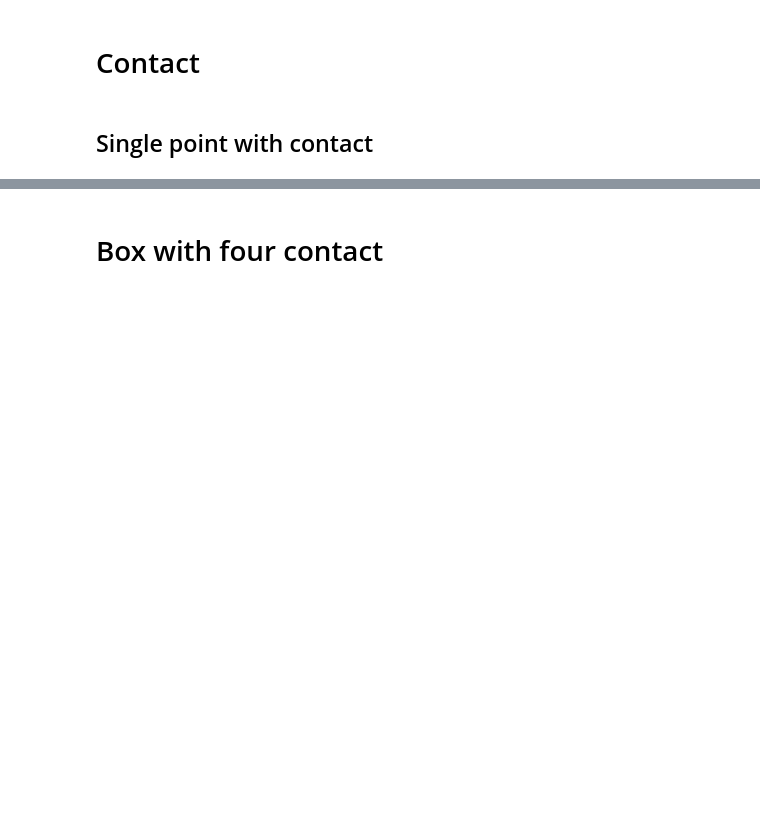
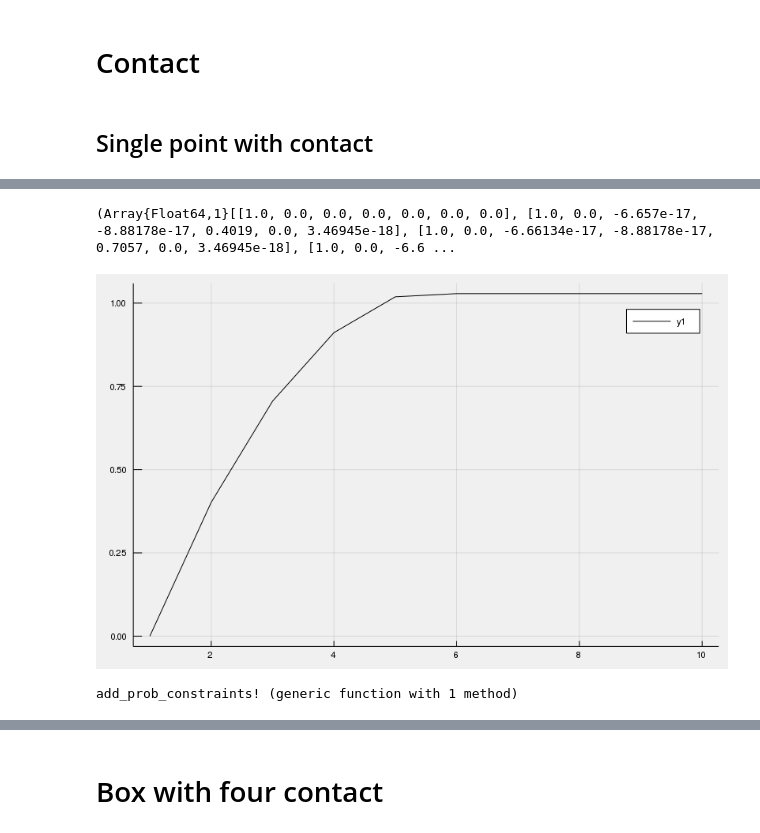
Before and after one commit to blandry/Bilevel.jl, a Jupyter notebook: notebooks/Trajectory Optimization.ipynb, the cells around one changed output, grey strips where cells are left out. Drawn from its saved outputs; the diff is of its cells as text; code cells hidden in the pictures; blank space fills up the shorter version.

Commit message:
osqp traj opt

```diff
--- a/notebooks/Trajectory Optimization.ipynb
+++ b/notebooks/Trajectory Optimization.ipynb
@@ -54,11 +48,30 @@ env = Environment(mechanism, urdf, obstacles)
+# %%
+N = 10
+Δt = 0.1
+q0 = [1., 0., 0., 0., 0., 0., 0.]
+v0 = [0., 0., 0., 5., 0., 0.]
+
+sim_data = get_sim_data_indirect(mechanism,env,Δt)
+null_ctrl! = (u,t,x) -> u[:] .= 0.
+x0 = MechanismState(mechanism)
+set_configuration!(x0, q0)
+set_velocity!(x0, v0)
+setdirty!(x0)
+traj = Bilevel.simulate(sim_data,null_ctrl!,x0,N)
+# %% [output]
+(Array{Float64,1}[[1.0, 0.0, 0.0, 0.0, 0.0, 0.0, 0.0], [1.0, 0.0, -6.657e-17, -8.88178e-17, 0.4019, 0.0, 3.46945e-18], [1.0, 0.0, -6.66134e-17, -8.88178e-17, 0.7057, 0.0, 3.46945e-18], [1.0, 0.0, -6.6 ...
+# %%
+plot(traj[7][5,:])
+# %% [output]
+[figure, added]
 # %%
 q1 = [1., 0., 0., 0., 0., 0., 0.]
-qN = [1., 0., 0., 0., .004, 0., 0.]
+qN = [1., 0., 0., 0., 1., 0., 0.]
 N = 10
-Δt = .005
+Δt = .1
 
-q_min = [1., 0., 0., 0., -1., -1., -1.]
-q_max = [1., 0., 0., 0., 1., 1., 1.]
+q_min = [-1., -1., -1., -1., -5., -5., -5.]
+q_max = [1., 1., 1., 1., 5., 5., 5.]
 
 function get_prob_limits(sim_data)
     x_min = -1e19*ones(sim_data.vs.num_vars)
@@ -82,6 +95,8 @@ function add_prob_constraints!(sim_data)
     add_eq!(sim_data, :cv1, 1, x -> vs(x, :v1)[6])
     add_eq!(sim_data, :cvN, 1, x -> vs(x, Symbol("v", N))[4])
 end
+# %% [output]
+add_prob_constraints! (generic function with 1 method)
 # %%
 sim_data = get_trajopt_data_indirect(mechanism,env,Δt,N,relax_comp=false)
 add_prob_constraints!(sim_data)
```
Also changed, not shown: parts of 13 cells of this notebook, 4 other files.
